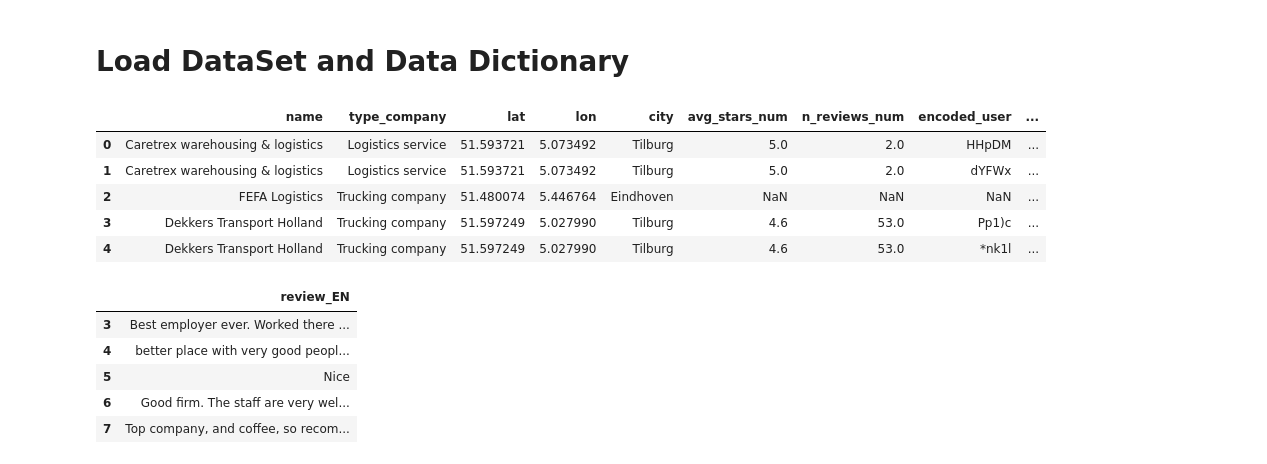
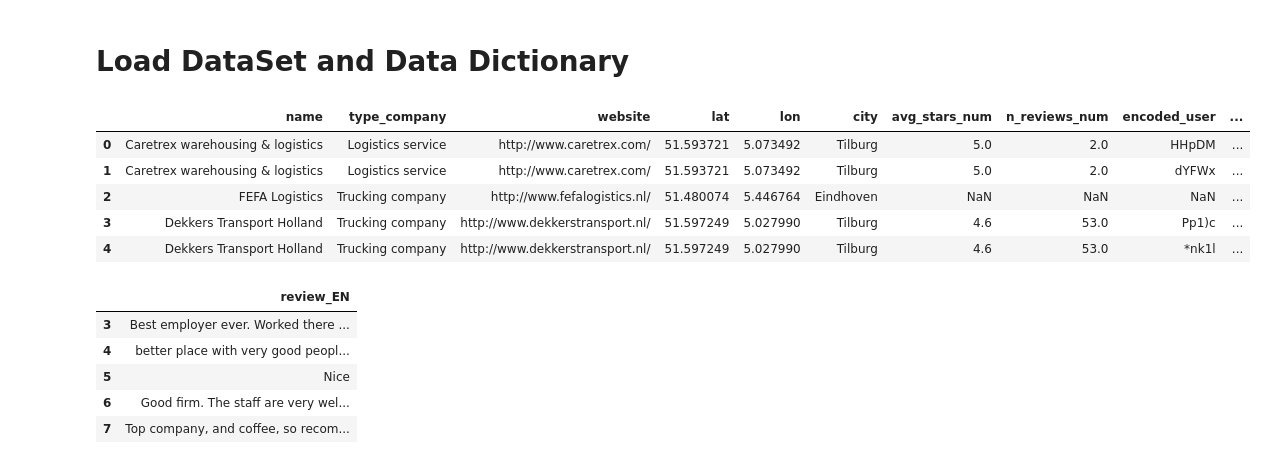
Before and after one commit to GSSaac/TOMlogistics, a Jupyter notebook: kp_WP2_logistics_lexicon.ipynb, the cells around one changed output. Drawn from its saved outputs; the diff is of its cells as text; code cells hidden in the pictures.

```diff
--- a/kp_WP2_logistics_lexicon.ipynb
+++ b/kp_WP2_logistics_lexicon.ipynb
@@ -45,18 +45,18 @@ import plotly.express as px
 # %%
 # main_dir =
 Dataset_name = 'TechLabsDataset.csv'
 DataDictionary_name = 'TechLabsDataset_Dictionary.csv'
 
-Dataset = pd.read_csv(os.path.join('D:/00_Coding/16_TechLabs/01_GroupProject/TOMlogistics/Data',Dataset_name), index_col = 0)
-DataDictionary = pd.read_csv(os.path.join('D:/00_Coding/16_TechLabs/01_GroupProject/TOMlogistics/Data',DataDictionary_name), index_col = 0)
+Dataset = pd.read_csv(os.path.join('./Data',Dataset_name), index_col = 0)
+DataDictionary = pd.read_csv(os.path.join('./Data',DataDictionary_name), index_col = 0)
 Dataset.head()
 # %% [output]
-|  | name | type_company | lat | lon | city | avg_stars_num | n_reviews_num | encoded_user | ... |
-| 0 | Caretrex warehousing & logistics | Logistics service | 51.593721 | 5.073492 | Tilburg | 5.0 | 2.0 | HHpDM | ... |
-| 1 | Caretrex warehousing & logistics | Logistics service | 51.593721 | 5.073492 | Tilburg | 5.0 | 2.0 | dYFWx | ... |
-| 2 | FEFA Logistics | Trucking company | 51.480074 | 5.446764 | Eindhoven | NaN | NaN | NaN | ... |
-| 3 | Dekkers Transport Holland | Trucking company | 51.597249 | 5.027990 | Tilburg | 4.6 | 53.0 | Pp1)c | ... |
-| 4 | Dekkers Transport Holland | Trucking company | 51.597249 | 5.027990 | Tilburg | 4.6 | 53.0 | *nk1l | ... |
+|  | name | type_company | website | lat | lon | city | avg_stars_num | n_reviews_num | encoded_user | ... |
+| 0 | Caretrex warehousing & logistics | Logistics service | http://www.caretrex.com/ | 51.593721 | 5.073492 | Tilburg | 5.0 | 2.0 | HHpDM | ... |
+| 1 | Caretrex warehousing & logistics | Logistics service | http://www.caretrex.com/ | 51.593721 | 5.073492 | Tilburg | 5.0 | 2.0 | dYFWx | ... |
+| 2 | FEFA Logistics | Trucking company | http://www.fefalogistics.nl/ | 51.480074 | 5.446764 | Eindhoven | NaN | NaN | NaN | ... |
+| 3 | Dekkers Transport Holland | Trucking company | http://www.dekkerstransport.nl/ | 51.597249 | 5.027990 | Tilburg | 4.6 | 53.0 | Pp1)c | ... |
+| 4 | Dekkers Transport Holland | Trucking company | http://www.dekkerstransport.nl/ | 51.597249 | 5.027990 | Tilburg | 4.6 | 53.0 | *nk1l | ... |
 # %%
 review_df = pd.DataFrame(Dataset[~Dataset['review_EN'].isnull()]['review_EN'])
 review_df.head()
```
Also changed, not shown: parts of 31 cells of this notebook, 1 other file.
